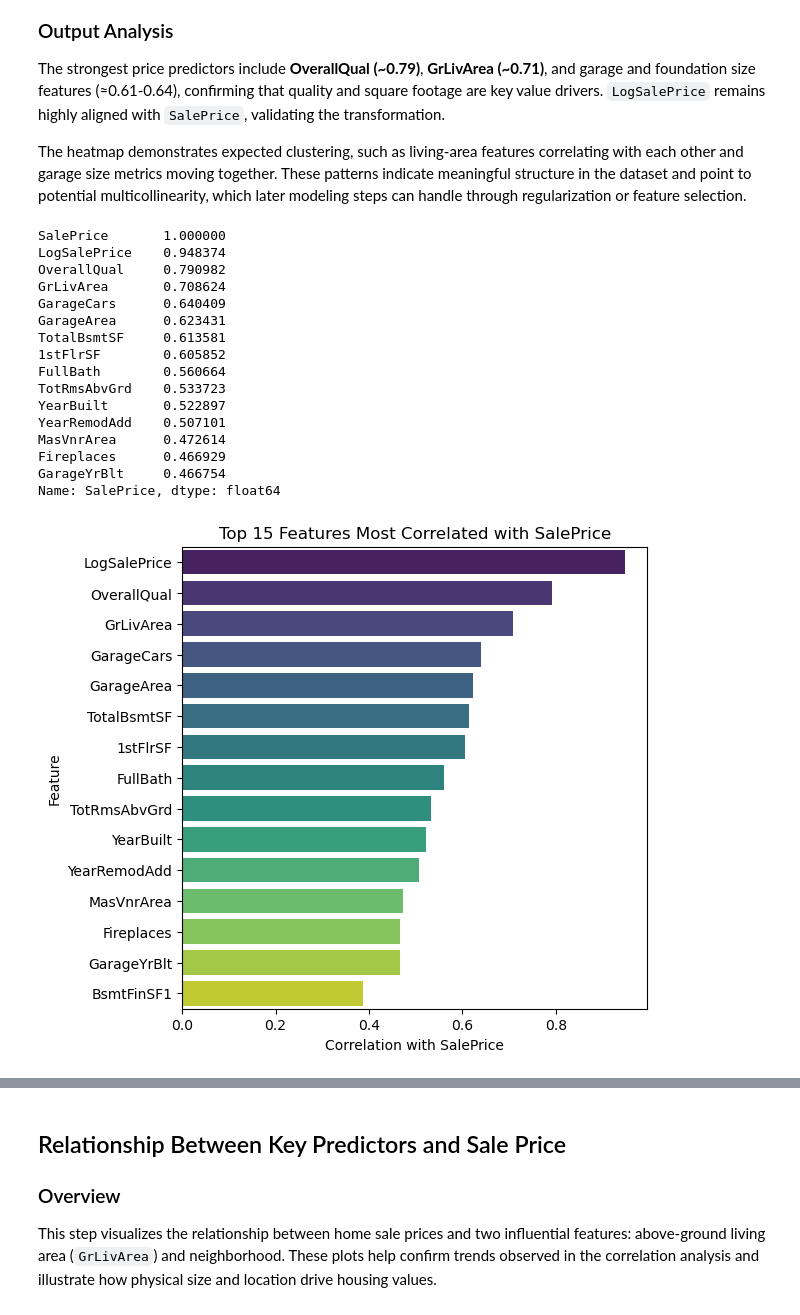
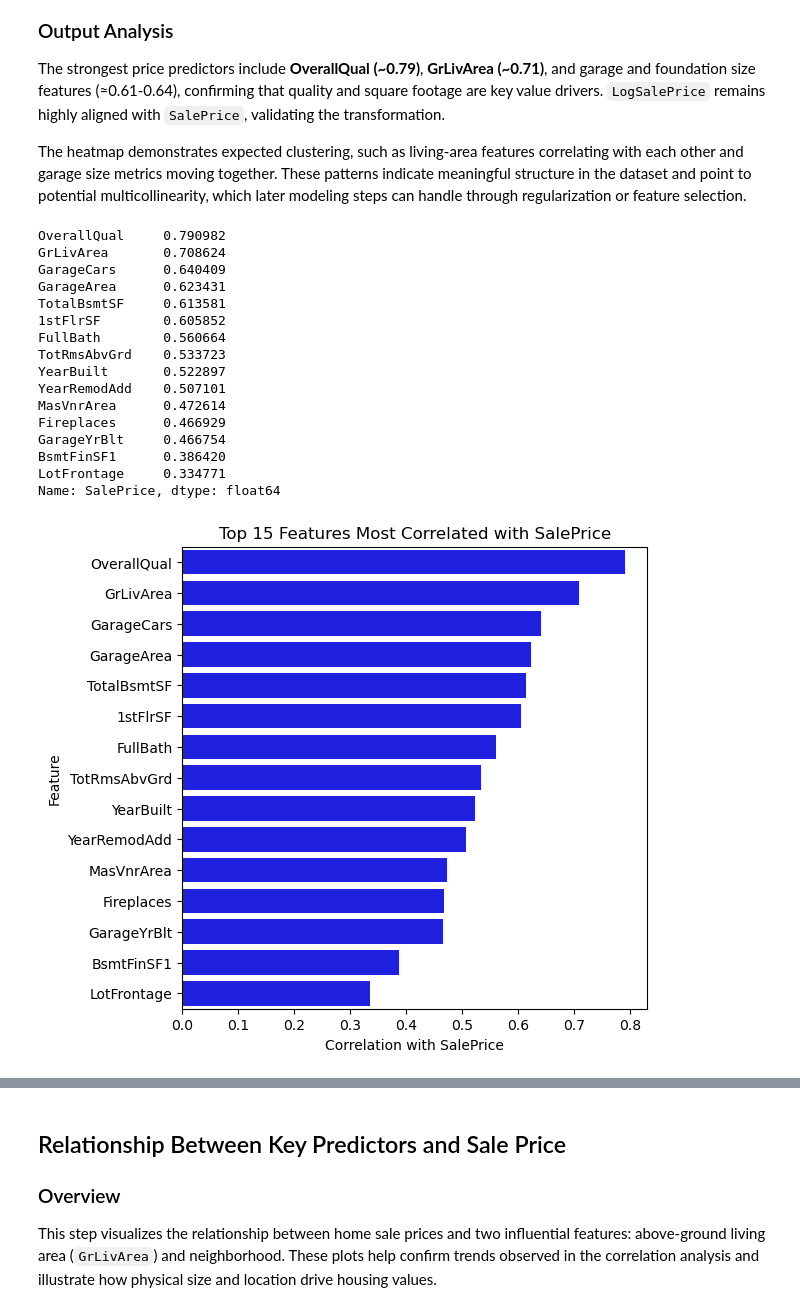
Before and after one commit to TylerDoan-0515/housing-price-prediction, a Jupyter notebook: housing_price_prediction.ipynb, the cells around one changed output, grey strips where cells are left out. Saved outputs shown, nothing was run; the diff lists cells and outputs as text; code cells hidden in the pictures.

```diff
--- a/housing_price_prediction.ipynb
+++ b/housing_price_prediction.ipynb
@@ -183,58 +183,50 @@ The strongest price predictors include **OverallQual (~0.79)**, **GrLivArea (~0.
 
 The heatmap demonstrates expected clustering, such as living-area features correlating with each other and garage size metrics moving together. These patterns indicate meaningful structure in the dataset and point to potential multicollinearity, which later modeling steps can handle through regularization or feature selection.
 # %%
-import matplotlib.pyplot as plt
-import seaborn as sns
+corr_series = train_clean.corr(numeric_only=True)["SalePrice"].drop(["SalePrice"], errors="ignore")
+if "LogSalePrice" in corr_series.index:
+    corr_series = corr_series.drop("LogSalePrice")
 
-corr_values = train_clean.corr(numeric_only=True)["SalePrice"].sort_values(ascending=False).head(15)
-print(corr_values)
-
-top_corr = (
-    train_clean.corr(numeric_only=True)["SalePrice"]
-    .drop("SalePrice")
-    .sort_values(ascending=False)
-    .head(15)
-)
+top_corr = corr_series.sort_values(ascending=False).head(15)
+print(top_corr)
 
 plt.figure(figsize=(6,6))
 sns.barplot(
     x=top_corr.values,
     y=top_corr.index,
-    hue=top_corr.index,
-    palette="viridis",
-    legend=False
+    color="blue"
 )
 plt.title("Top 15 Features Most Correlated with SalePrice")
 plt.xlabel("Correlation with SalePrice")
 plt.ylabel("Feature")
 plt.show()
 
 top_features = top_corr.index.tolist() + ["SalePrice"]
 
 plt.figure(figsize=(8,6))
 sns.heatmap(
     train_clean[top_features].corr(numeric_only=True),
     annot=False,
     cmap="coolwarm",
     center=0
 )
 plt.title("Correlation Matrix Among Top Predictors and SalePrice")
 plt.show()
 # %% [output]
-SalePrice       1.000000
-LogSalePrice    0.948374
 OverallQual     0.790982
 GrLivArea       0.708624
 GarageCars      0.640409
 GarageArea      0.623431
 TotalBsmtSF     0.613581
 1stFlrSF        0.605852
 FullBath        0.560664
 TotRmsAbvGrd    0.533723
 YearBuilt       0.522897
 YearRemodAdd    0.507101
 MasVnrArea      0.472614
 Fireplaces      0.466929
 GarageYrBlt     0.466754
+BsmtFinSF1      0.386420
+LotFrontage     0.334771
 Name: SalePrice, dtype: float64
-[figure, old version]
+[figure, new version]
```
Also changed, not shown: parts of 8 cells of this notebook.
